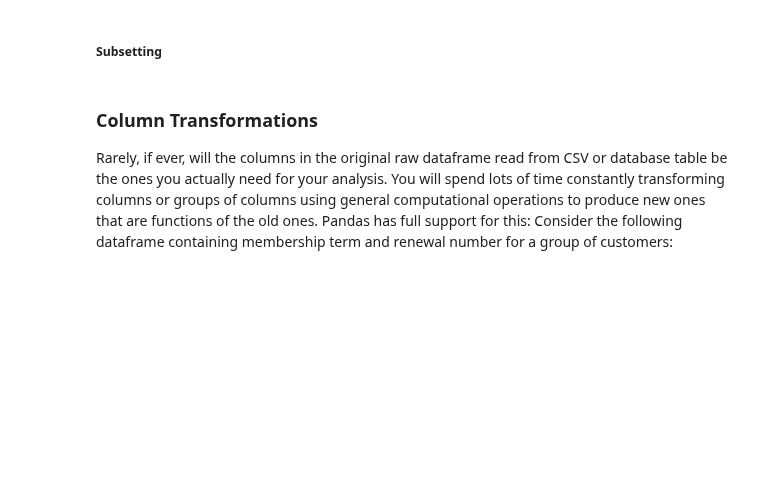
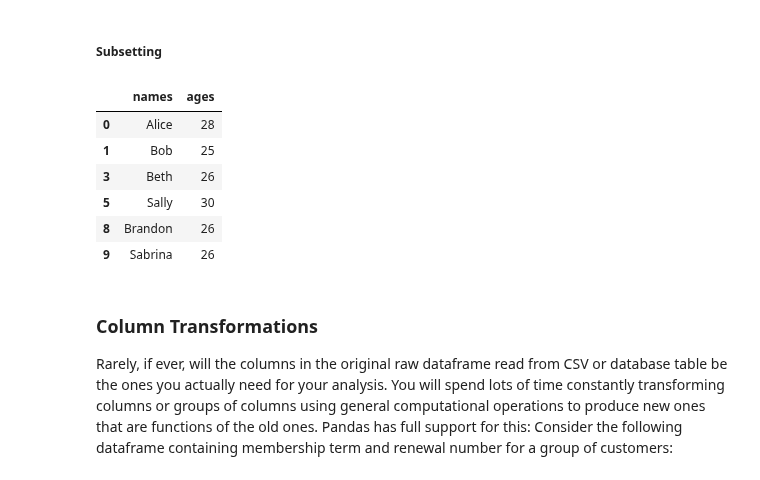
Before and after one commit to somas1/CT, a Jupyter notebook: Pandas/Pandas_Walkthrough_Student_Copy.ipynb, the cells around one changed output. Cells and saved outputs as stored; diff of their text form; code cells hidden in the pictures; blank space fills up the shorter version.

```diff
--- a/Pandas/Pandas_Walkthrough_Student_Copy.ipynb
+++ b/Pandas/Pandas_Walkthrough_Student_Copy.ipynb
@@ -552,6 +552,15 @@ Name: ages, dtype: bool
 ##### Subsetting
 # %%
 # exactly like numpy
+data[ data['ages'] >= 25 ]
+# %% [output]
+|  | names | ages |
+| 0 | Alice | 28 |
+| 1 | Bob | 25 |
+| 3 | Beth | 26 |
+| 5 | Sally | 30 |
+| 8 | Brandon | 26 |
+| 9 | Sabrina | 26 |
 # %% [markdown]
 ### Column Transformations <br>
 <p>Rarely, if ever, will the columns in the original raw dataframe read from CSV or database table be the ones you actually need for your analysis. You will spend lots of time constantly transforming columns or groups of columns using general computational operations to produce new ones that are functions of the old ones. Pandas has full support for this: Consider the following dataframe containing membership term and renewal number for a group of customers:</p>
```
